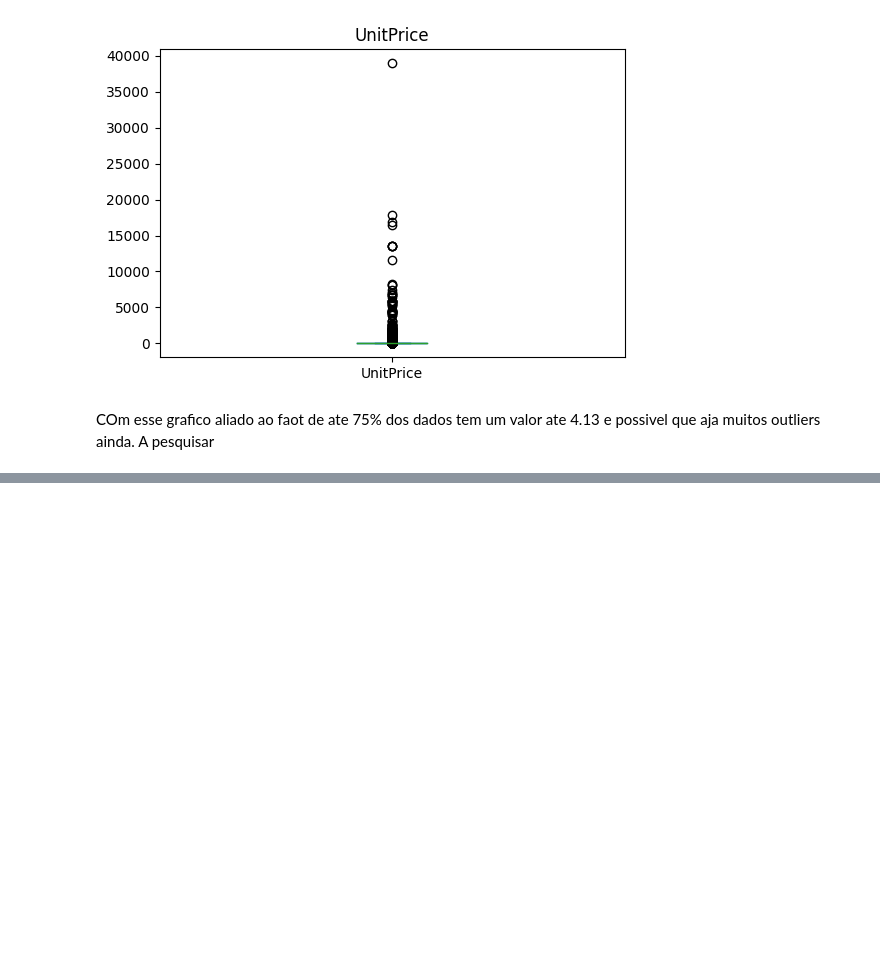
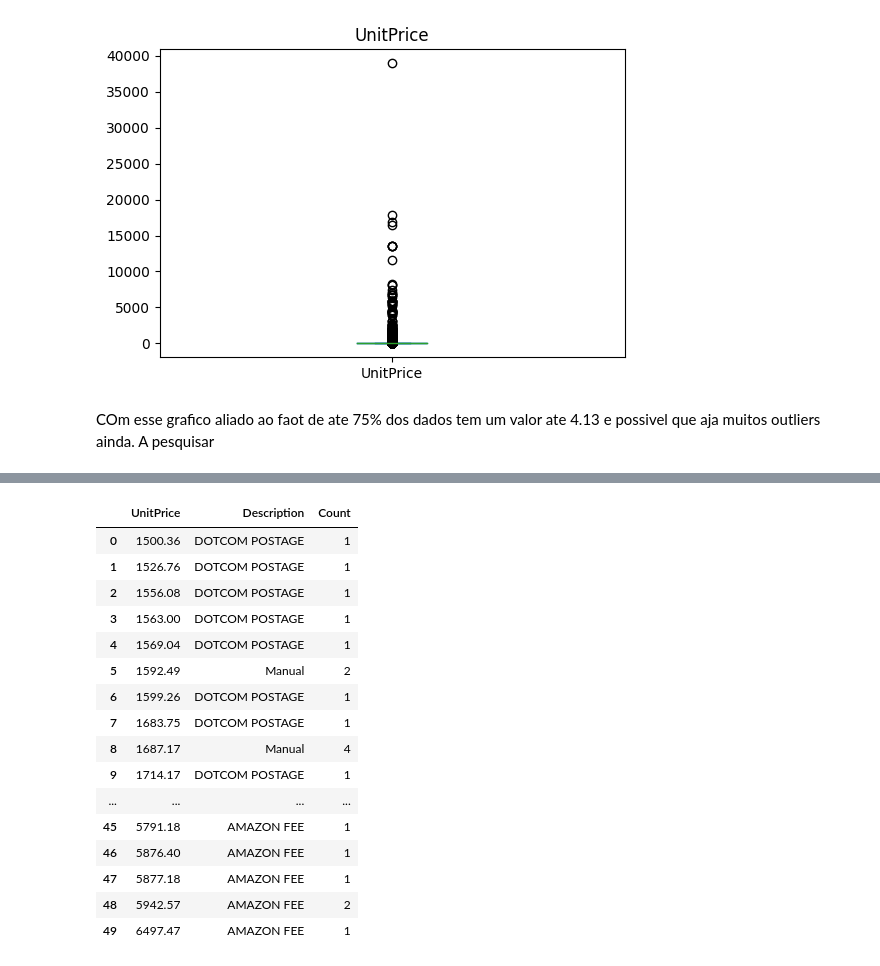
Before and after one commit to HammadN98/Estudos-de-caso, a Jupyter notebook: clusterizacao_Estudo_de_caso.ipynb, the cells around one changed output, grey strips where cells are left out. Saved outputs shown, nothing was run; the diff lists cells and outputs as text; code cells hidden in the pictures; blank space fills up the shorter version.

```diff
--- a/clusterizacao_Estudo_de_caso.ipynb
+++ b/clusterizacao_Estudo_de_caso.ipynb
@@ -183,0 +203,21 @@ Name: count, Length: 1628, dtype: int64
+# %%
+data_100 = data[data['UnitPrice'] > 1500].groupby(['UnitPrice', 'Description']).size().reset_index(name='Count')
+data_100.head(50)
+# %% [output]
+|  | UnitPrice | Description | Count |
+| 0 | 1500.36 | DOTCOM POSTAGE | 1 |
+| 1 | 1526.76 | DOTCOM POSTAGE | 1 |
+| 2 | 1556.08 | DOTCOM POSTAGE | 1 |
+| 3 | 1563.00 | DOTCOM POSTAGE | 1 |
+| 4 | 1569.04 | DOTCOM POSTAGE | 1 |
+| 5 | 1592.49 | Manual | 2 |
+| 6 | 1599.26 | DOTCOM POSTAGE | 1 |
+| 7 | 1683.75 | DOTCOM POSTAGE | 1 |
+| 8 | 1687.17 | Manual | 4 |
+| 9 | 1714.17 | DOTCOM POSTAGE | 1 |
+| ... | ... | ... | ... |
+| 45 | 5791.18 | AMAZON FEE | 1 |
+| 46 | 5876.40 | AMAZON FEE | 1 |
+| 47 | 5877.18 | AMAZON FEE | 1 |
+| 48 | 5942.57 | AMAZON FEE | 2 |
+| 49 | 6497.47 | AMAZON FEE | 1 |
```
Also changed, not shown: parts of 19 cells of this notebook.
